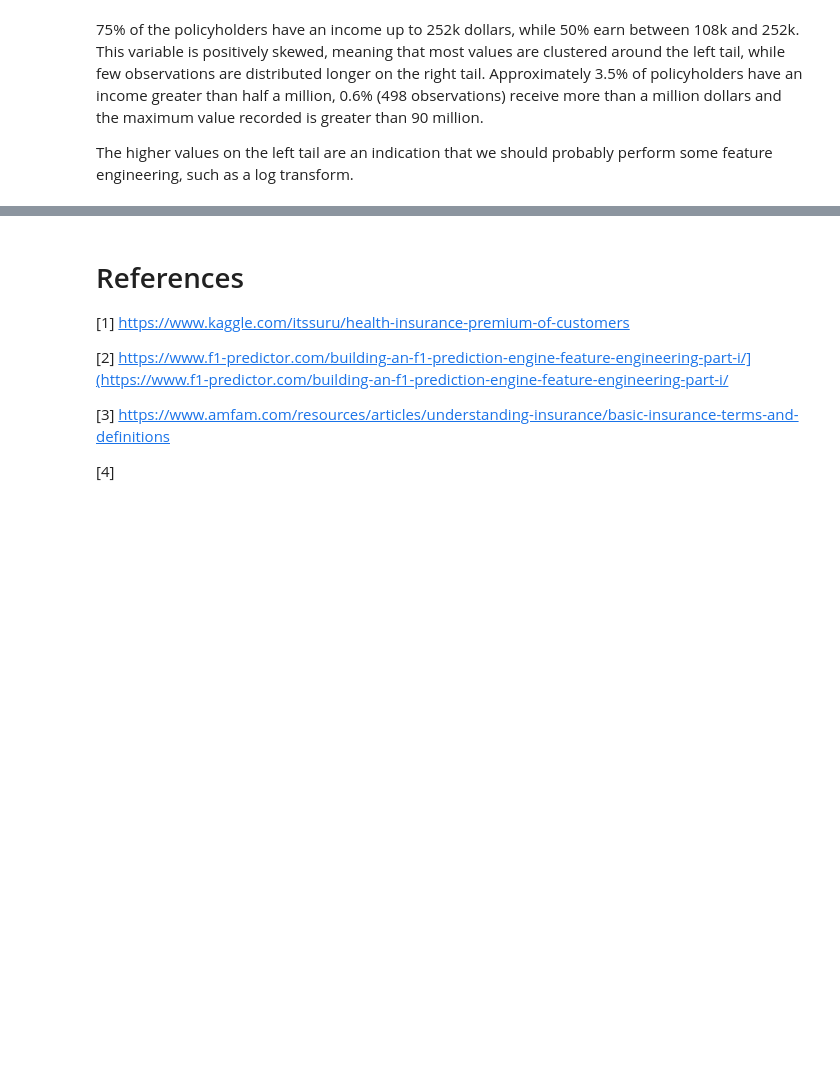
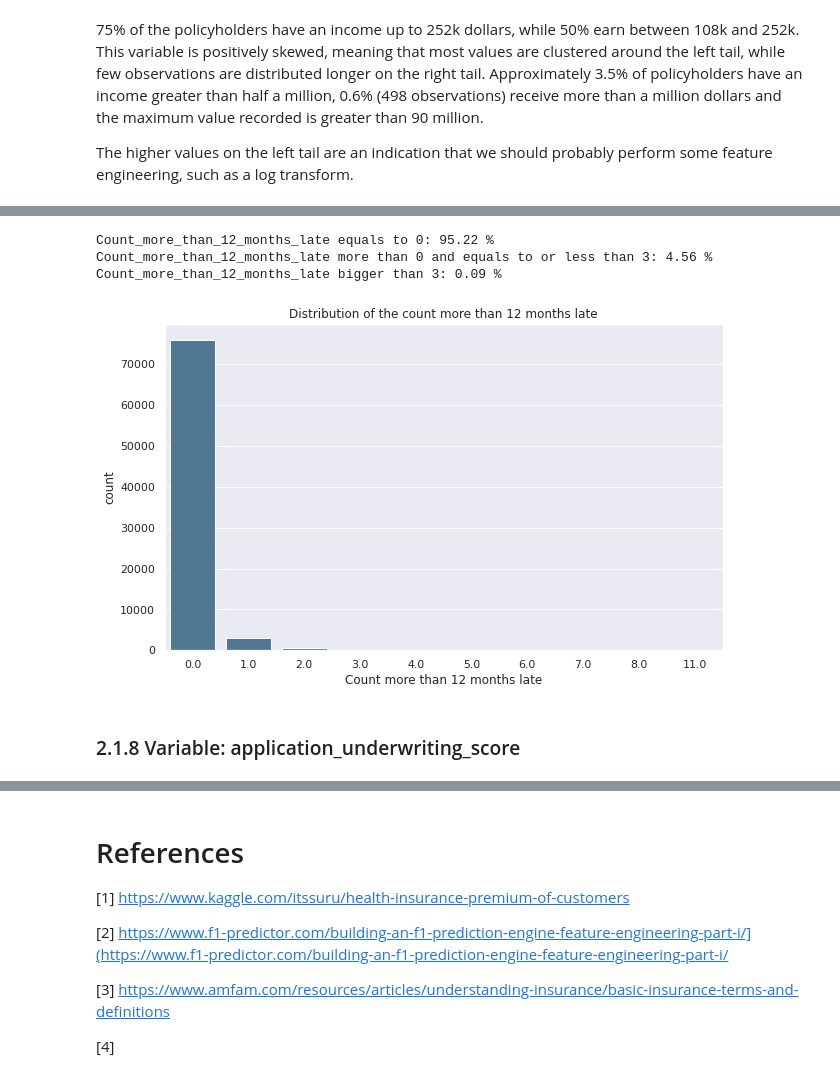
Before and after one commit to mefonseca/Insurance_payment, a Jupyter notebook: Non_payment_of_insurance_premium.ipynb, the cells around one changed output, grey strips where cells are left out. Saved outputs shown, nothing was run; the diff lists cells and outputs as text; code cells hidden in the pictures; blank space fills up the shorter version.

```diff
--- a/Non_payment_of_insurance_premium.ipynb
+++ b/Non_payment_of_insurance_premium.ipynb
@@ -293,0 +425,17 @@ The higher values on the left tail are an indication that we should probably per
+# %%
+print('Count_more_than_12_months_late equals to 0:' , round(sum(train["Count_more_than_12_months_late"]==0)/train.shape[0]*100,2), '%')
+print('Count_more_than_12_months_late more than 0 and equals to or less than 3:' , round(sum((train["Count_more_than_12_months_late"]>0)&(train["Count_more_than_12_months_late"]<=3))/train.shape[0]*100,2), '%')
+print('Count_more_than_12_months_late bigger than 3:' , round(sum(train["Count_more_than_12_months_late"]>3)/train.shape[0]*100,2), '%')
+# %% [output]
+Count_more_than_12_months_late equals to 0: 95.22 %
+Count_more_than_12_months_late more than 0 and equals to or less than 3: 4.56 %
+Count_more_than_12_months_late bigger than 3: 0.09 %
+# %%
+fig, ax = plt.subplots(figsize=(10,6))
+sns.countplot(train["Count_more_than_12_months_late"], ax=ax, color="#457b9d")
+ax.set(xlabel='Count more than 12 months late', title='Distribution of the count more than 12 months late')
+plt.show()
+# %% [output]
+[figure, added]
+# %% [markdown]
+### 2.1.8 Variable: application_underwriting_score
```
Also changed, not shown: parts of 36 cells of this notebook.
